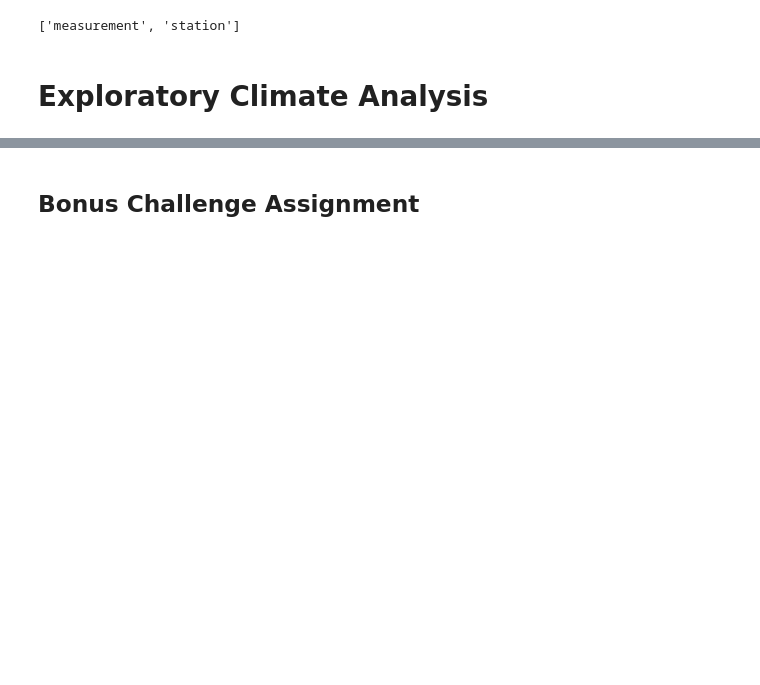
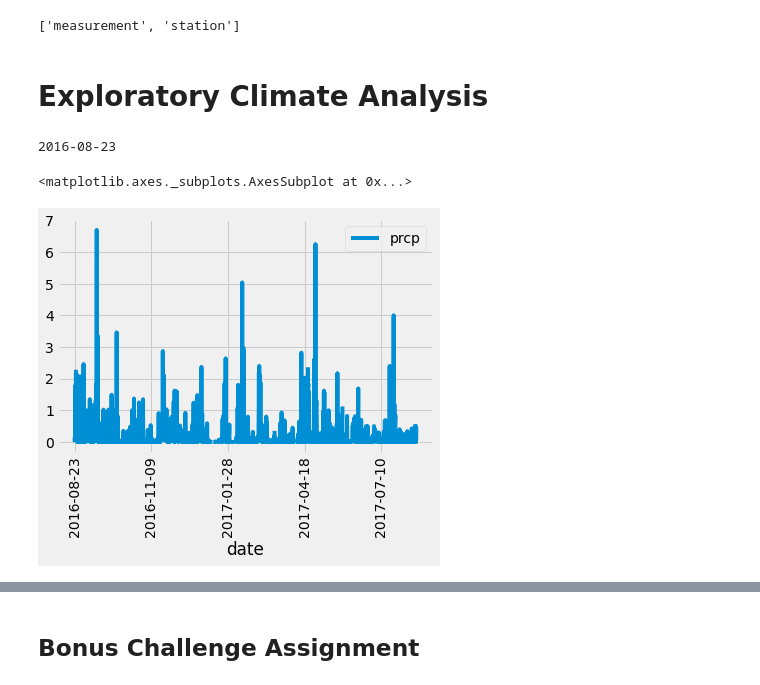
Before and after one commit to kramskb1/Surfs-Up-sqlalchemychallenge, a Jupyter notebook: climate_analysis.ipynb, the cells around one changed output, grey strips where cells are left out. Saved outputs shown, nothing was run; the diff lists cells and outputs as text; code cells hidden in the pictures; blank space fills up the shorter version.

```diff
--- a/climate_analysis.ipynb
+++ b/climate_analysis.ipynb
@@ -39,15 +39,24 @@ session = Session(engine)
 # Exploratory Climate Analysis
 # %%
 # Design a query to retrieve the last 12 months of precipitation data and plot the results
-
+session.query(func.max(Measurement.date)).all()
 # Calculate the date 1 year ago from the last data point in the database
-
+prev_date=dt.date(2017,8,23) - dt.timedelta(days=365)
+print(prev_date)
 # Perform a query to retrieve the data and precipitation scores
-
+result=session.query(Measurement.date,Measurement.prcp).filter(Measurement.date>=prev_date).\
+order_by(Measurement.date).all()
+result
 # Save the query results as a Pandas DataFrame and set the index to the date column
-
+result_df = pd.DataFrame(result)
+#plt.plot(result_df.date,result_df.prcp)
 # Sort the dataframe by date
-
+result_df.set_index(result_df["date"], inplace=True)
 # Use Pandas Plotting with Matplotlib to plot the data
+result_df.plot(rot=90)
+# %% [output]
+2016-08-23
+<matplotlib.axes._subplots.AxesSubplot at 0x...>
+[figure, added]
 # %%
 # Use Pandas to calcualte the summary statistics for the precipitation data
```
Also changed, not shown: parts of 5 cells of this notebook, 1 other file.
